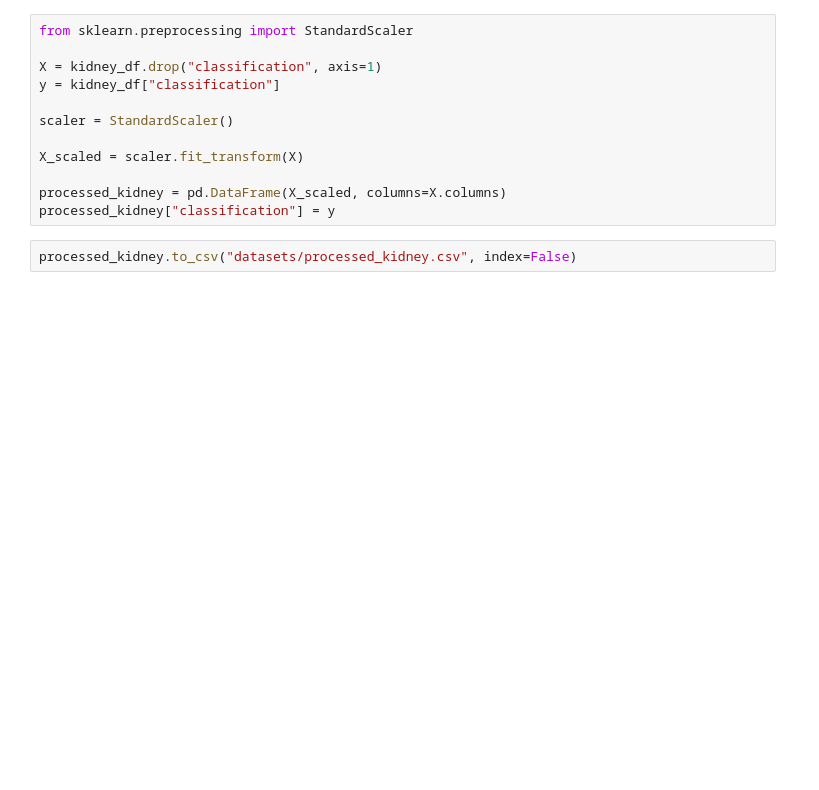
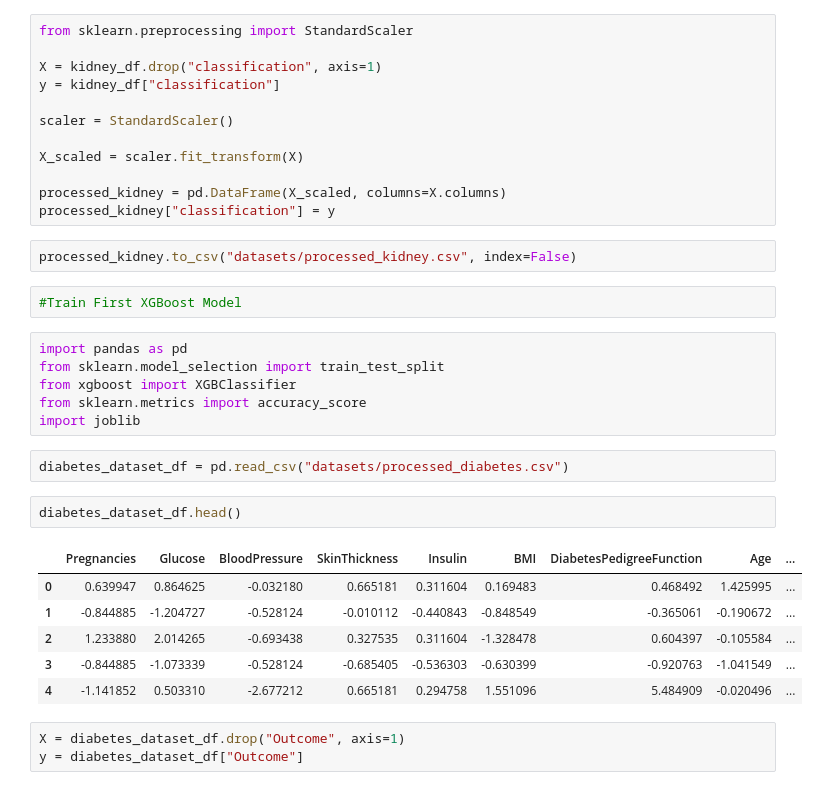
Before and after one commit to yaswanth5426/medintel-AI, a Jupyter notebook: jupyter_notebook.ipynb, the cells around one changed output. Cells and saved outputs as stored; diff of their text form; blank space fills up the shorter version.

```diff
--- a/jupyter_notebook.ipynb
+++ b/jupyter_notebook.ipynb
@@ -159,3 +364,25 @@ processed_kidney = pd.DataFrame(X_scaled, columns=X.columns)
 processed_kidney["classification"] = y
 # %%
 processed_kidney.to_csv("datasets/processed_kidney.csv", index=False)
+# %%
+#Train First XGBoost Model
+# %%
+import pandas as pd
+from sklearn.model_selection import train_test_split
+from xgboost import XGBClassifier
+from sklearn.metrics import accuracy_score
+import joblib
+# %%
+diabetes_dataset_df = pd.read_csv("datasets/processed_diabetes.csv")
+# %%
+diabetes_dataset_df.head()
+# %% [output]
+|  | Pregnancies | Glucose | BloodPressure | SkinThickness | Insulin | BMI | DiabetesPedigreeFunction | Age | ... |
+| 0 | 0.639947 | 0.864625 | -0.032180 | 0.665181 | 0.311604 | 0.169483 | 0.468492 | 1.425995 | ... |
+| 1 | -0.844885 | -1.204727 | -0.528124 | -0.010112 | -0.440843 | -0.848549 | -0.365061 | -0.190672 | ... |
+| 2 | 1.233880 | 2.014265 | -0.693438 | 0.327535 | 0.311604 | -1.328478 | 0.604397 | -0.105584 | ... |
+| 3 | -0.844885 | -1.073339 | -0.528124 | -0.685405 | -0.536303 | -0.630399 | -0.920763 | -1.041549 | ... |
+| 4 | -1.141852 | 0.503310 | -2.677212 | 0.665181 | 0.294758 | 1.551096 | 5.484909 | -0.020496 | ... |
+# %%
+X = diabetes_dataset_df.drop("Outcome", axis=1)
+y = diabetes_dataset_df["Outcome"]
```
Also changed, not shown: parts of 56 cells of this notebook, 9 other files.
